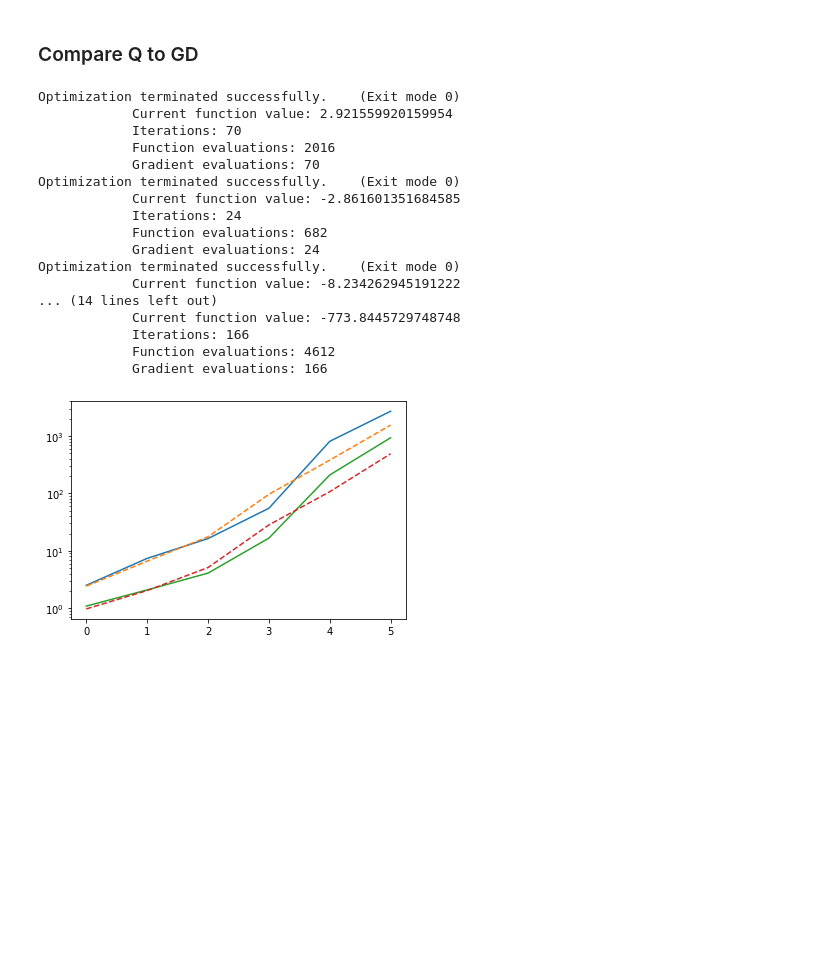
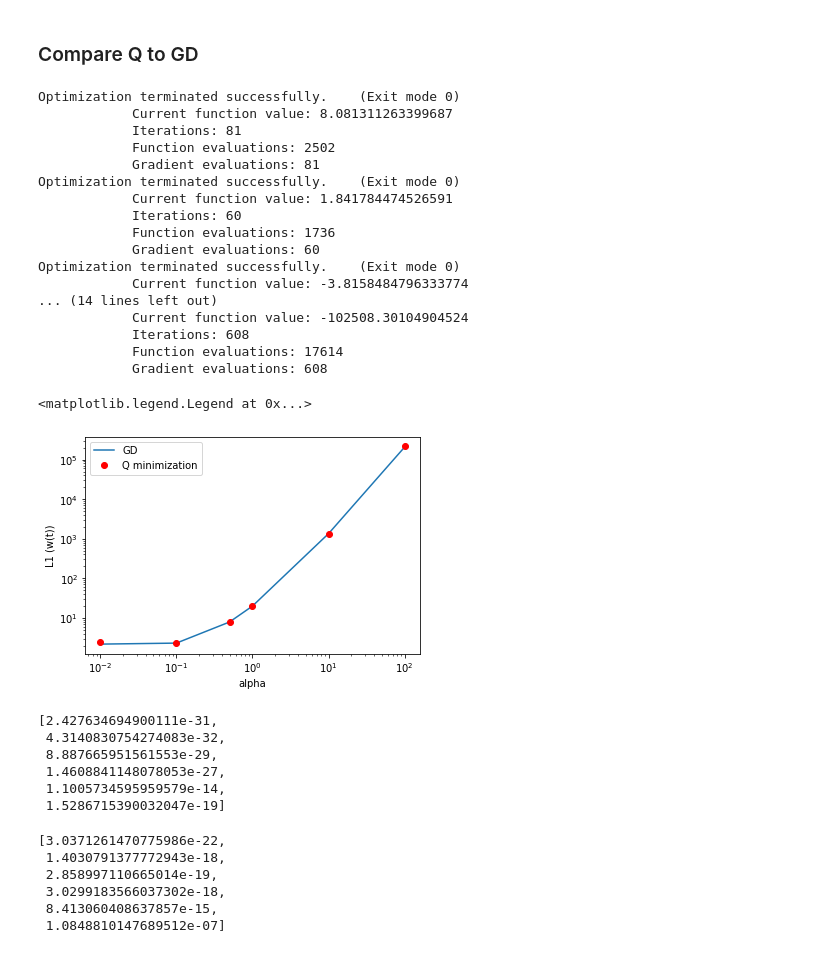
Before and after one commit to shaharazulay/relu-inductive-bias, a Jupyter notebook: source/regression_toy_linear_model.ipynb, the cells around one changed output. Drawn from its saved outputs; the diff is of its cells as text; code cells hidden in the pictures; blank space fills up the shorter version.

```diff
--- a/source/regression_toy_linear_model.ipynb
+++ b/source/regression_toy_linear_model.ipynb
@@ -156,46 +188,71 @@ L1, L2, loss
 # %%
 L1_GD = []
 L2_GD = []
+loss_GD = []
 L1_Q = []
 L2_Q = []
 loss_Q = []
 
-for alpha in [1e-1, 0.5, 1, 2, 5, 10]:
+alpha_range = [1e-2, 1e-1, 0.5, 1, 10, 1e2]
+
+for alpha in alpha_range:
     u_0 = np.random.normal(size=(d,), loc=0, scale=alpha)
     w_0 = np.array(u_0**2)
 
-    w_opt_Q = solver(x, y, w_0, obj='Q', optim_tol=1e-5)
+    w_opt_Q = solver(x, y, w_0, obj='Q', optim_tol=1e-3)
 
     loss_Q.append(0.5 * np.sum((np.dot(x, w_opt_Q) - y)**2))
     L1_Q.append(np.linalg.norm(w_opt_Q, ord=1))
     L2_Q.append(np.linalg.norm(w_opt_Q, ord=2))
 
-    L1, L2, u, loss = run_GD(alpha=alpha, n_epochs=10000, step_size=0.001/alpha)
+    L1, L2, u, loss = run_GD(u_0=u_0, n_epochs=10000, step_size=0.001/max(0.01, alpha**2))
     L1_GD.append(L1)
     L2_GD.append(L2)
+    loss_GD.append(loss)
 # %% [output]
 Optimization terminated successfully.    (Exit mode 0)
-            Current function value: 2.921559920159954
-            Iterations: 70
-            Function evaluations: 2016
-            Gradient evaluations: 70
+            Current function value: 8.081311263399687
+            Iterations: 81
+            Function evaluations: 2502
+            Gradient evaluations: 81
 Optimization terminated successfully.    (Exit mode 0)
-            Current function value: -2.861601351684585
-            Iterations: 24
-            Function evaluations: 682
-            Gradient evaluations: 24
+            Current function value: 1.841784474526591
+            Iterations: 60
+            Function evaluations: 1736
+            Gradient evaluations: 60
 Optimization terminated successfully.    (Exit mode 0)
-            Current function value: -8.234262945191222
+            Current function value: -3.8158484796333774
 ... (14 lines left out)
-            Current function value: -773.8445729748748
-            Iterations: 166
-            Function evaluations: 4612
-            Gradient evaluations: 166
+            Current function value: -102508.30104904524
+            Iterations: 608
+            Function evaluations: 17614
+            Gradient evaluations: 608
-# %%
-plot(L1_GD);
-plot(L1_Q, '--');
-plot(L2_GD);
-plot(L2_Q, '--');
-yscale('log')
-# %% [output]
-[figure, removed]
+# %%
+plot(alpha_range, L1_GD);
+plot(alpha_range, L1_Q, 'ro');
+yscale('log')
+xscale('log')
+xlabel('alpha')
+ylabel('L1 (w(t))')
+legend(['GD', 'Q minimization'])
+# %% [output]
+<matplotlib.legend.Legend at 0x...>
+[figure, added]
+# %%
+loss_GD
+# %% [output]
+[2.427634694900111e-31,
+ 4.3140830754274083e-32,
+ 8.887665951561553e-29,
+ 1.4608841148078053e-27,
+ 1.1005734595959579e-14,
+ 1.5286715390032047e-19]
+# %%
+loss_Q
+# %% [output]
+[3.0371261470775986e-22,
+ 1.4030791377772943e-18,
+ 2.858997110665014e-19,
+ 3.0299183566037302e-18,
+ 8.413060408637857e-15,
+ 1.0848810147689512e-07]
```
Also changed, not shown: parts of 10 cells of this notebook.
